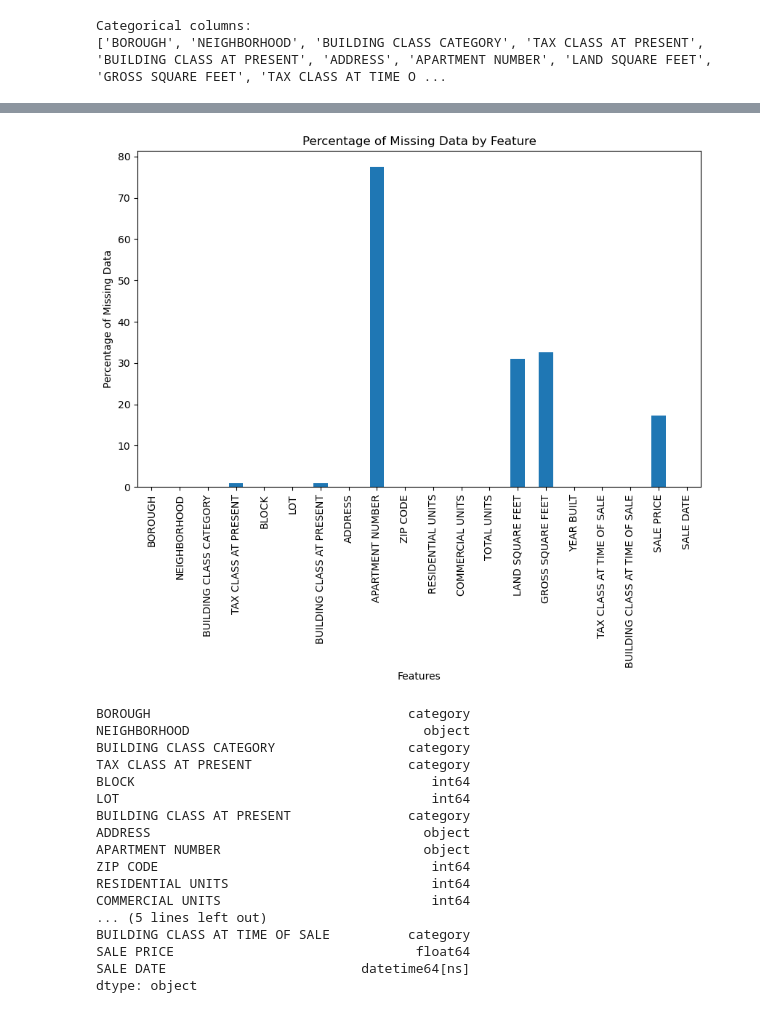
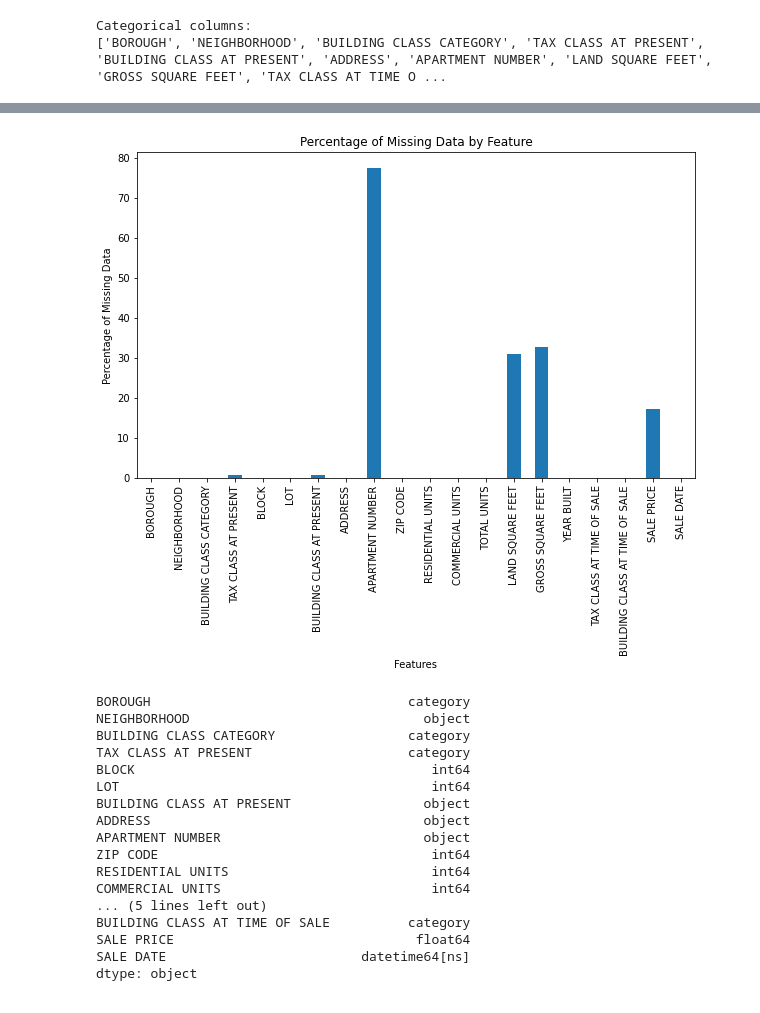
Before and after one commit to PoojaVM/CS-513-KDD-Final-Project, a Jupyter notebook: main.ipynb, the cells around one changed output, grey strips where cells are left out. Cells and saved outputs as stored; diff of their text form; code cells hidden in the pictures.

```diff
--- a/main.ipynb
+++ b/main.ipynb
@@ -112,14 +113,14 @@ Categorical columns:
 ['BOROUGH', 'NEIGHBORHOOD', 'BUILDING CLASS CATEGORY', 'TAX CLASS AT PRESENT', 'BUILDING CLASS AT PRESENT', 'ADDRESS', 'APARTMENT NUMBER', 'LAND SQUARE FEET', 'GROSS SQUARE FEET', 'TAX CLASS AT TIME O ...
 # %%
 # Filter out categorical features from 'categorical_columns' if they are truly useful in categorical sense
-categorical_columns = ['BOROUGH', 'BUILDING CLASS CATEGORY', 'TAX CLASS AT PRESENT', 'BUILDING CLASS AT PRESENT', 'TAX CLASS AT TIME OF SALE', 'BUILDING CLASS AT TIME OF SALE']
+categorical_columns = ['BOROUGH', 'TAX CLASS AT PRESENT', 'TAX CLASS AT TIME OF SALE', 'BUILDING CLASS AT TIME OF SALE', 'BUILDING CLASS CATEGORY']
 
 for col in categorical_columns:
     df[col] = df[col].astype('category')
 
 # Convert other feature types as and where required
 df['SALE DATE'] = pd.to_datetime(df['SALE DATE'], errors='coerce')
-df['SALE PRICE'] = pd.to_numeric(df['SALE PRICE'], errors='coerce')
+df['SALE PRICE'] = pd.to_numeric(df['SALE PRICE'])
 df['LAND SQUARE FEET'] = pd.to_numeric(df['LAND SQUARE FEET'], errors='coerce')
 df['GROSS SQUARE FEET']= pd.to_numeric(df['GROSS SQUARE FEET'], errors='coerce')
 # %%
@@ -185,20 +172,24 @@ for column in df.columns:
 # %%
 # Missing data - understand percentage of missing data
 
-# Calculate the percentage of missing data in each column
-missing_percentage = df.isnull().mean() * 100
 
-# Create a bar plot
-plt.figure(figsize=(10, 6))
-missing_percentage.plot(kind='bar')
-plt.ylabel('Percentage of Missing Data')
-plt.xlabel('Features')
-plt.title('Percentage of Missing Data by Feature')
+def show_missing_values(dataframe):
+    # Calculate the percentage of missing data in each column
+    missing_percentage = dataframe.isnull().mean() * 100
 
-# Show the plot
-plt.show()
+    # Create a bar plot
+    plt.figure(figsize=(10, 6))
+    missing_percentage.plot(kind="bar")
+    plt.ylabel("Percentage of Missing Data")
+    plt.xlabel("Features")
+    plt.title("Percentage of Missing Data by Feature")
+
+    # Show the plot
+    plt.show()
+
+show_missing_values(df)
 # %% [output]
-[figure, old version]
+[figure, new version]
 # %%
 df.dtypes
 # %% [output]
@@ -208,7 +199,7 @@ BUILDING CLASS CATEGORY                 category
 TAX CLASS AT PRESENT                    category
 BLOCK                                      int64
 LOT                                        int64
-BUILDING CLASS AT PRESENT               category
+BUILDING CLASS AT PRESENT                 object
 ADDRESS                                   object
 APARTMENT NUMBER                          object
 ZIP CODE                                   int64
```
Also changed, not shown: parts of 13 cells of this notebook.
